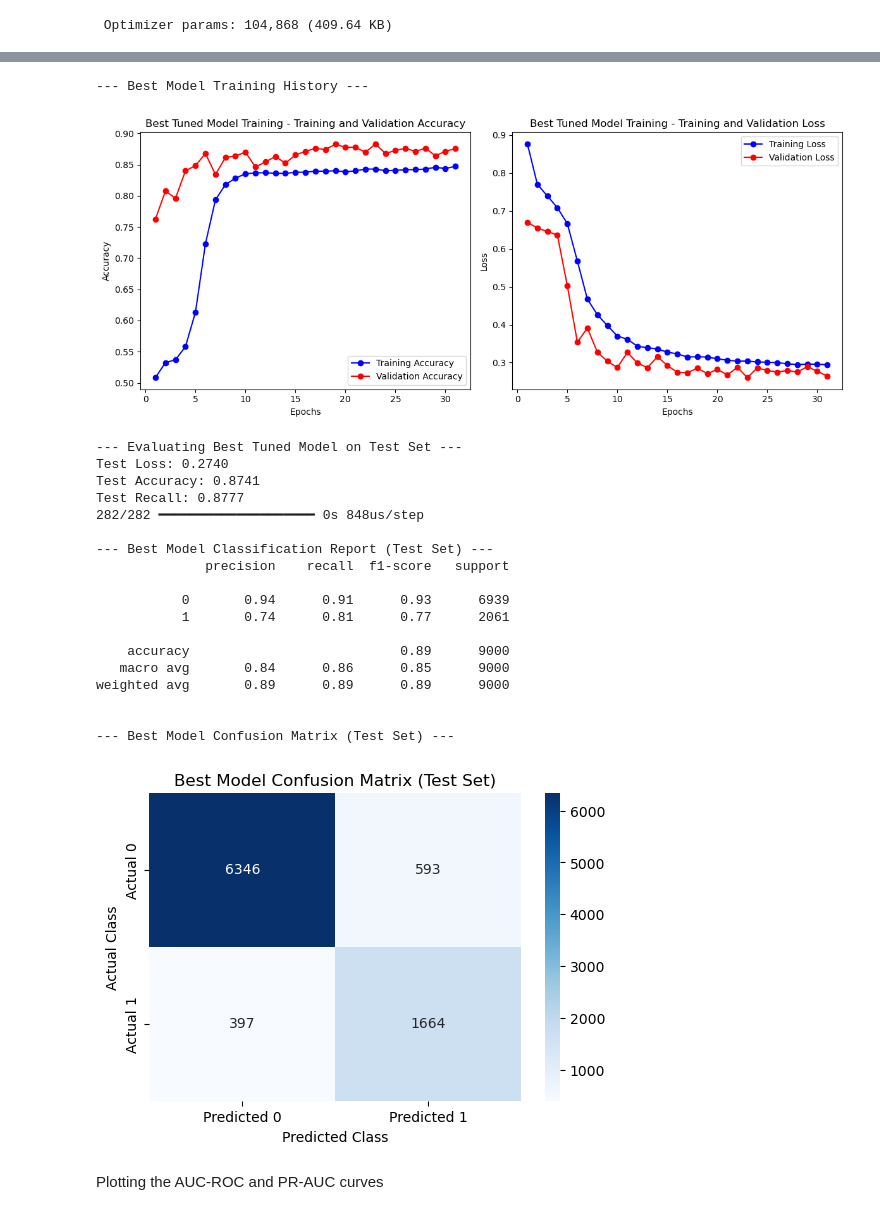
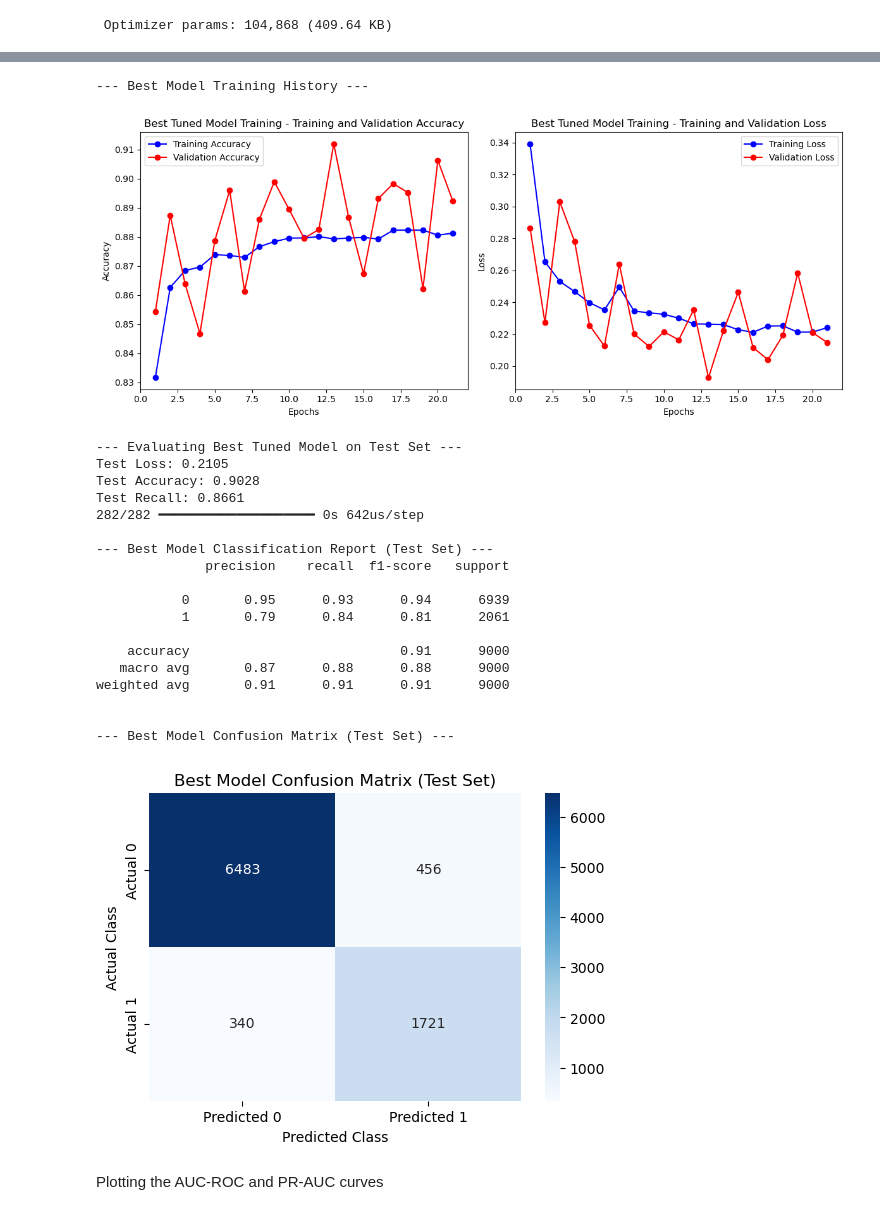
Before and after one commit to Hyde06/Loan-Approval-Classification, a Jupyter notebook: model/ANN.ipynb, the cells around one changed output, grey strips where cells are left out. Cells and saved outputs as stored; diff of their text form; code cells hidden in the pictures.

Commit message:
improved model accuracy and made changes to readme

```diff
--- a/model/ANN.ipynb
+++ b/model/ANN.ipynb
@@ -62,7 +54,7 @@ from sklearn.preprocessing import StandardScaler, LabelEncoder, OneHotEncoder
 #numerical_cols = ['person_emp_exp', 'loan_int_rate', 'loan_percent_income', 'cb_person_cred_hist_length', 'credit_score', 'income_credit_interaction',
 #                  'loan_amnt_int_rate', 'debt_to_income', 'person_income_log', 'loan_amnt_log', 'loan_amnt_squared_log', 'person_income_squared_log', 'credit_score_squared']
 
-numerical_cols = ['loan_int_rate', 'credit_score', 'income_credit_interaction', 'loan_amnt_int_rate', 'credit_score_squared']
+numerical_cols = ['loan_int_rate', 'credit_score', 'income_credit_interaction', 'loan_amnt_int_rate', 'person_income_log', 'loan_amnt_log', 'loan_amnt_squared_log', 'person_income_squared_log', 'credit_score_squared']
 
 # 1. Create the StandardScaler object
 scaler = StandardScaler()
@@ -317,7 +309,7 @@ input_shape = (X_train.shape[1],)
 tuner = Hyperband(
     # Pass the modified build function
     lambda hp: build_tuned_model(hp, input_shape),
-    objective='val_recall', # Optimize for recall on the validation set (good for imbalance) or Code: objective='val_accuracy' if you want to stick to accuracy.
+    objective='val_accuracy', # Optimize for recall on the validation set (good for imbalance) or Code: objective='val_accuracy' if you want to stick to accuracy. or objective='val_recall'
     max_epochs=50, # Max resources
     factor=3, #Reduction factor
     directory='hyperband_tuning_weighted',
@@ -417,7 +409,7 @@ Model: "Tunable_Loan_Approval_NN"
  Optimizer params: 104,868 (409.64 KB)
 # %%
 # Training best model on the full training data with class weights and early stopping
-
+best_model = tuner.hypermodel.build(best_hps)
 final_early_stopping = EarlyStopping(
     monitor='val_loss',
     patience=8, # Can use slightly more patience for final training
@@ -460,7 +452,7 @@ print("\n--- Best Model Training History ---")
 plot_training_history(history, "Best Tuned Model Training")
 # %% [output]
 --- Best Model Training History ---
-[figure, old version]
+[figure, new version]
 # %%
 #Evaluating the Best Model on the Test Set
 
@@ -469,44 +461,44 @@ test_loss, test_accuracy, test_recall = best_model.evaluate(X_test, y_test, verb
 print(f"Test Loss: {test_loss:.4f}")
 print(f"Test Accuracy: {test_accuracy:.4f}")
 print(f"Test Recall: {test_recall:.4f}")
 
 y_pred_proba_best = best_model.predict(X_test)
 # Consider adjusting the threshold based on validation PR curve if needed
-y_pred_classes_best = (y_pred_proba_best > 0.6).astype(int).flatten()
+y_pred_classes_best = (y_pred_proba_best > 0.55).astype(int).flatten()
 
 print("\n--- Best Model Classification Report (Test Set) ---")
 print(classification_report(y_test, y_pred_classes_best))
 
 print("\n--- Best Model Confusion Matrix (Test Set) ---")
 cm_best = confusion_matrix(y_test, y_pred_classes_best)
 plt.figure(figsize=(6, 4))
 sns.heatmap(cm_best, annot=True, fmt='d', cmap='Blues',
             xticklabels=['Predicted 0', 'Predicted 1'],
             yticklabels=['Actual 0', 'Actual 1'])
 plt.title('Best Model Confusion Matrix (Test Set)')
 plt.ylabel('Actual Class')
 plt.xlabel('Predicted Class')
 plt.show()
 # %% [output]
 --- Evaluating Best Tuned Model on Test Set ---
-Test Loss: 0.2740
-Test Accuracy: 0.8741
-Test Recall: 0.8777
-282/282 ━━━━━━━━━━━━━━━━━━━━ 0s 848us/step
+Test Loss: 0.2105
+Test Accuracy: 0.9028
+Test Recall: 0.8661
+282/282 ━━━━━━━━━━━━━━━━━━━━ 0s 642us/step
 
 --- Best Model Classification Report (Test Set) ---
               precision    recall  f1-score   support
 
-           0       0.94      0.91      0.93      6939
-           1       0.74      0.81      0.77      2061
+           0       0.95      0.93      0.94      6939
+           1       0.79      0.84      0.81      2061
 
-    accuracy                           0.89      9000
-   macro avg       0.84      0.86      0.85      9000
-weighted avg       0.89      0.89      0.89      9000
+    accuracy                           0.91      9000
+   macro avg       0.87      0.88      0.88      9000
+weighted avg       0.91      0.91      0.91      9000
 
 
 --- Best Model Confusion Matrix (Test Set) ---
-[figure, old version]
+[figure, new version]
 # %% [markdown]
 Plotting the AUC-ROC and PR-AUC curves
 # %%
```
Also changed, not shown: parts of 7 cells of this notebook, 4 other files.
